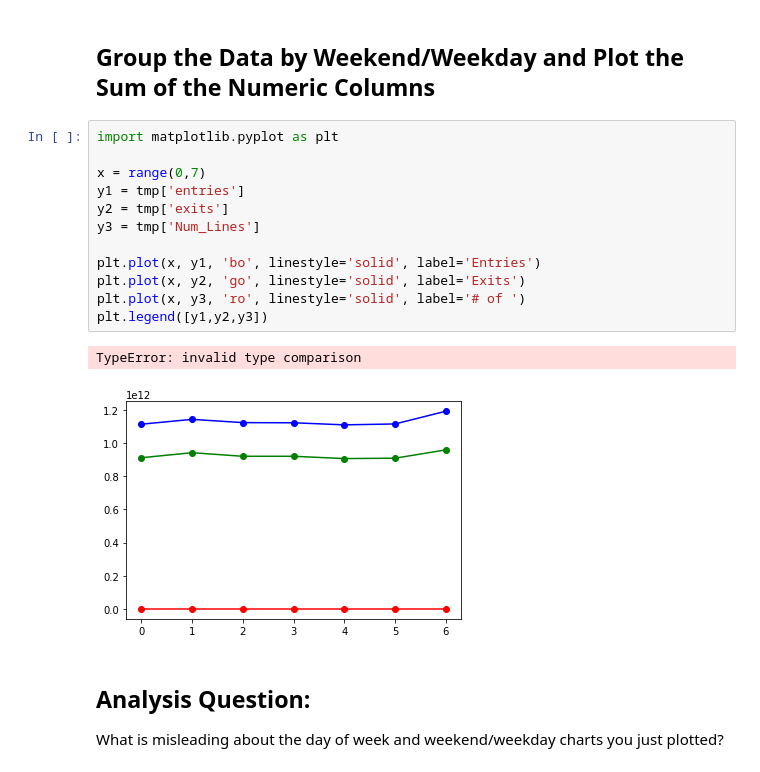
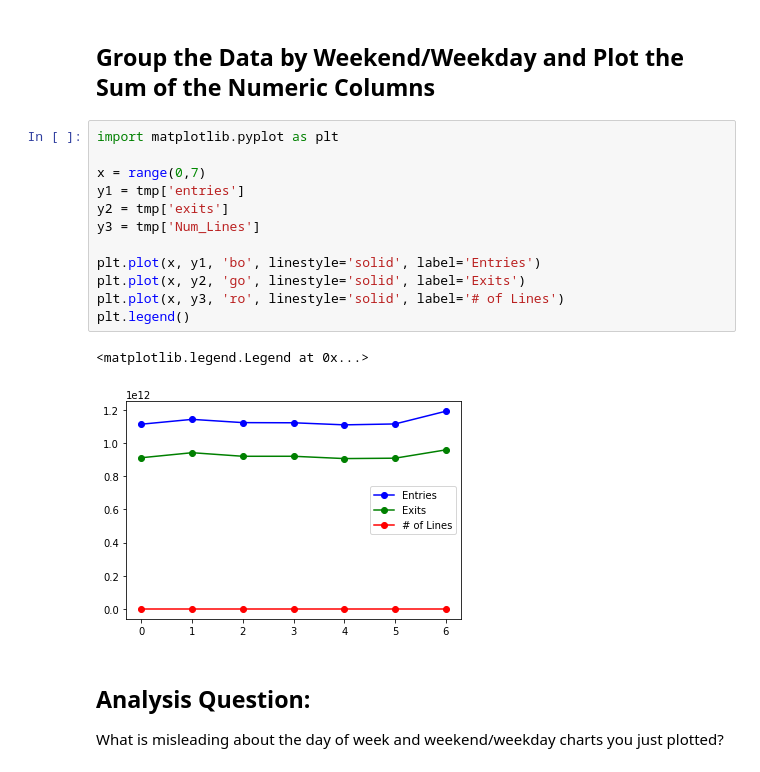
Before and after one commit to nic464/dsc-pandas-series-and-dataframes-lab-hsbc-ds-081319, a Jupyter notebook: index.ipynb, the cells around one changed output. Saved outputs shown, nothing was run; the diff lists cells and outputs as text.

```diff
--- a/index.ipynb
+++ b/index.ipynb
@@ -123,18 +123,18 @@ tmp.head()
 # %%
 import matplotlib.pyplot as plt
 
 x = range(0,7)
 y1 = tmp['entries']
 y2 = tmp['exits']
 y3 = tmp['Num_Lines']
 
 plt.plot(x, y1, 'bo', linestyle='solid', label='Entries')
 plt.plot(x, y2, 'go', linestyle='solid', label='Exits')
-plt.plot(x, y3, 'ro', linestyle='solid', label='# of ')
-plt.legend([y1,y2,y3])
+plt.plot(x, y3, 'ro', linestyle='solid', label='# of Lines')
+plt.legend()
 # %% [output]
-TypeError: invalid type comparison
+<matplotlib.legend.Legend at 0x...>
-[figure, old version]
+[figure, new version]
 # %% [markdown]
 ## Analysis Question:
 
```
